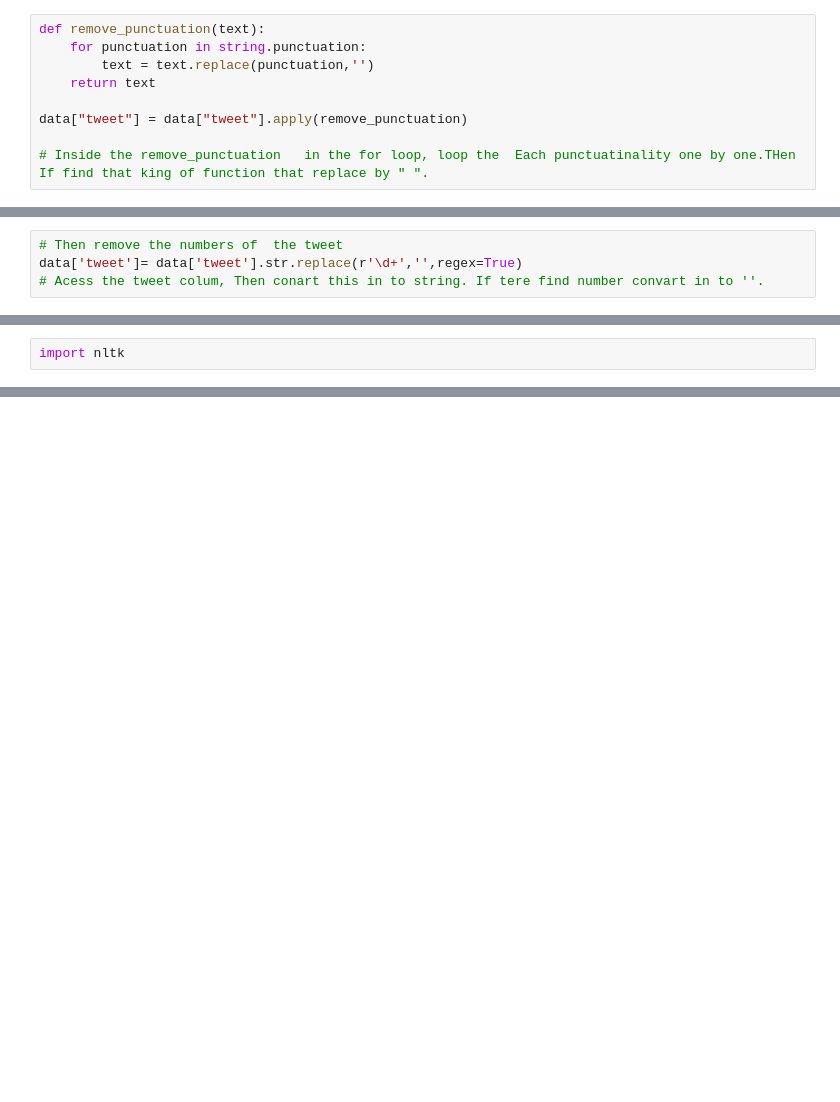
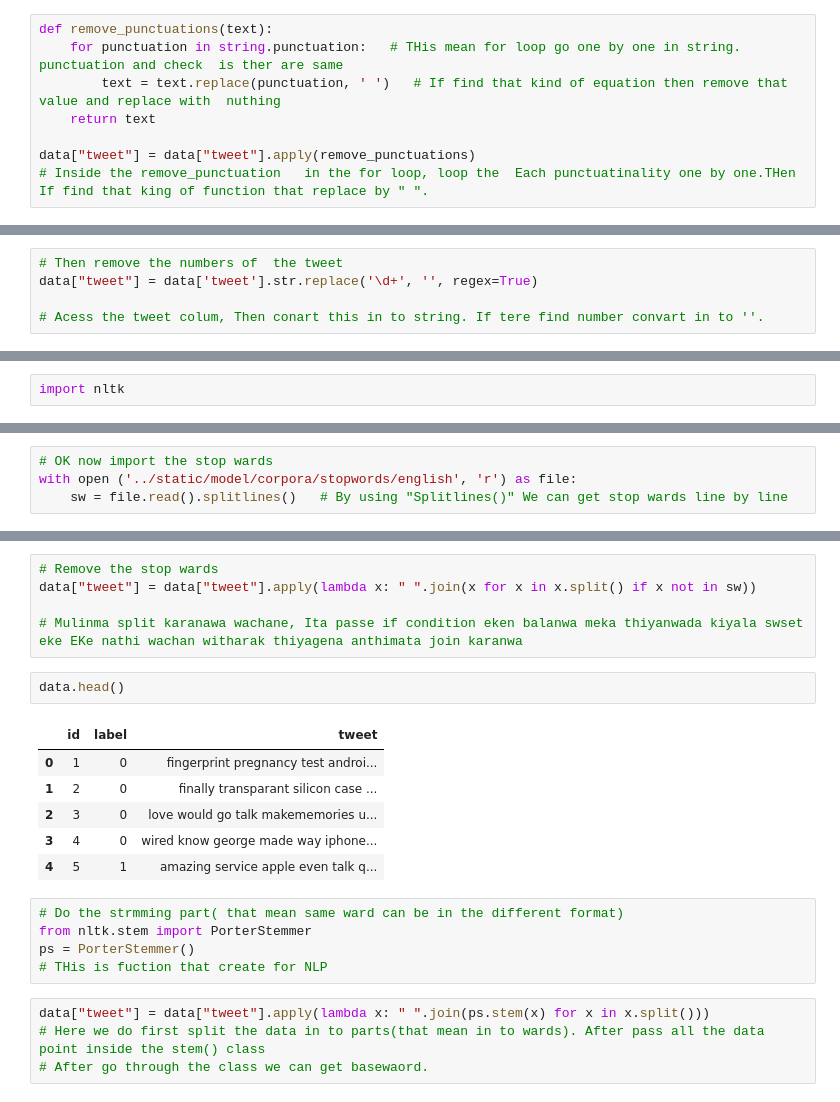
Before and after one commit to HMGUNASEKARA/Sentiment-Analysis-, a Jupyter notebook: Notebooks/Model_building.ipynb, the cells around one changed output, grey strips where cells are left out. Cells and saved outputs as stored; diff of their text form; blank space fills up the shorter version.

```diff
--- a/Notebooks/Model_building.ipynb
+++ b/Notebooks/Model_building.ipynb
@@ -81,13 +126,12 @@ string.punctuation
 # %% [output]
 '!"#$%&\'()*+,-./:;<=>?@[\\]^_`{|}~'
 # %%
-def remove_punctuation(text):
-    for punctuation in string.punctuation:
-        text = text.replace(punctuation,'')
+def remove_punctuations(text):
+    for punctuation in string.punctuation:   # THis mean for loop go one by one in string. punctuation and check  is ther are same
+        text = text.replace(punctuation, ' ')   # If find that kind of equation then remove that value and replace with  nuthing
     return text
 
-data["tweet"] = data["tweet"].apply(remove_punctuation)
-
+data["tweet"] = data["tweet"].apply(remove_punctuations)
 # Inside the remove_punctuation   in the for loop, loop the  Each punctuatinality one by one.THen If find that king of function that replace by " ".
 # %%
 data.tail(10)
@@ -105,7 +149,8 @@ data.tail(10)
 | 7919 | 7920 | 0 | apple barcelona apple store bcn b... |
 # %%
 # Then remove the numbers of  the tweet
-data['tweet']= data['tweet'].str.replace(r'\d+','',regex=True)
+data["tweet"] = data['tweet'].str.replace('\d+', '', regex=True)
+
 # Acess the tweet colum, Then conart this in to string. If tere find number convart in to ''.
 # %%
 data.tail(10)
@@ -139,0 +201,4 @@ nltk.download('stopwords', download_dir = '../
+# %%
+# OK now import the stop wards
+with open ('../static/model/corpora/stopwords/english', 'r') as file:
+    sw = file.read().splitlines()   # By using "Splitlines()" We can get stop wards line by line
@@ -139,0 +225,23 @@ nltk.download('stopwords', download_dir = '../
+# %%
+# Remove the stop wards
+data["tweet"] = data["tweet"].apply(lambda x: " ".join(x for x in x.split() if x not in sw))
+
+# Mulinma split karanawa wachane, Ita passe if condition eken balanwa meka thiyanwada kiyala swset eke EKe nathi wachan witharak thiyagena anthimata join karanwa
+# %%
+data.head()
+# %% [output]
+|  | id | label | tweet |
+| 0 | 1 | 0 | fingerprint pregnancy test androi... |
+| 1 | 2 | 0 | finally transparant silicon case ... |
+| 2 | 3 | 0 | love would go talk makememories u... |
+| 3 | 4 | 0 | wired know george made way iphone... |
+| 4 | 5 | 1 | amazing service apple even talk q... |
+# %%
+# Do the strmming part( that mean same ward can be in the different format)
+from nltk.stem import PorterStemmer
+ps = PorterStemmer()
+# THis is fuction that create for NLP
+# %%
+data["tweet"] = data["tweet"].apply(lambda x: " ".join(ps.stem(x) for x in x.split()))
+# Here we do first split the data in to parts(that mean in to wards). After pass all the data point inside the stem() class
+# After go through the class we can get basewaord.
```
Also changed, not shown: parts of 53 cells of this notebook, 7 other files.
